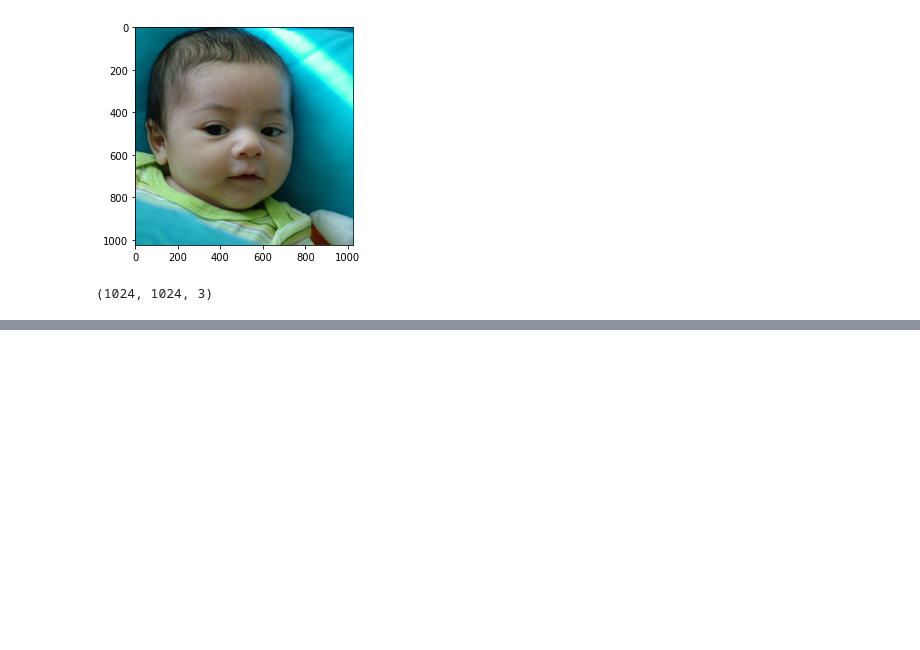
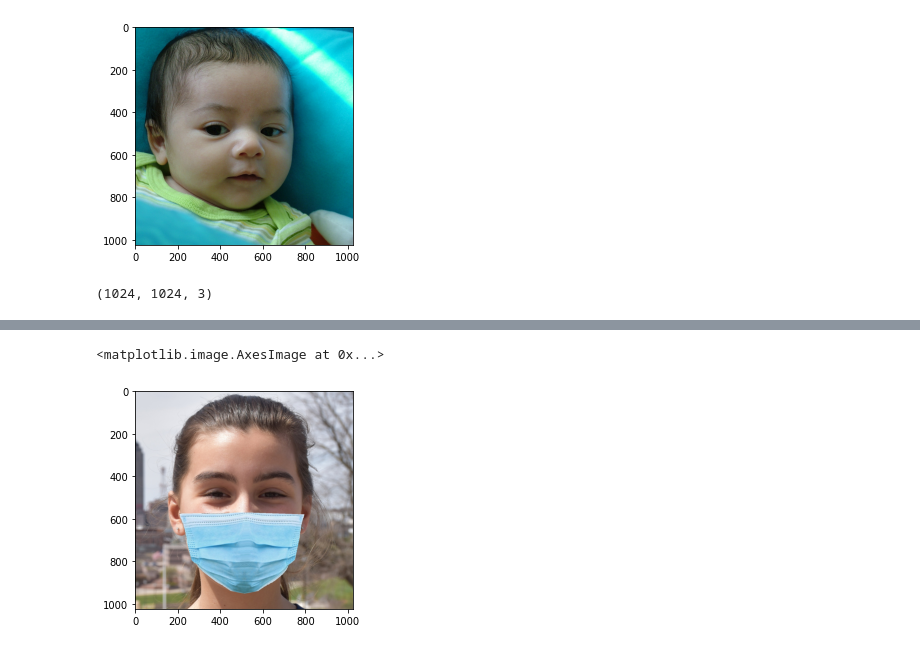
Before and after one commit to nmshafie1993/Face_Mask_Detection, a Jupyter notebook: Face_Mask_Detection_Tensorflow.ipynb, the cells around one changed output, grey strips where cells are left out. Drawn from its saved outputs; the diff is of its cells as text; code cells hidden in the pictures; blank space fills up the shorter version.

```diff
--- a/Face_Mask_Detection_Tensorflow.ipynb
+++ b/Face_Mask_Detection_Tensorflow.ipynb
@@ -330,0 +246,8 @@ cv2.destroyAllWindows()
+# %%
+#loading the a test image
+
+frame = cv2.imread("/content/Face_Mask_Detection/test_data/00999_Mask.jpg")
+plt.imshow(cv2.cvtColor(frame, cv2.COLOR_BGR2RGB))
+# %% [output]
+<matplotlib.image.AxesImage at 0x...>
+[figure, added]
```
Also changed, not shown: parts of 66 cells of this notebook.
